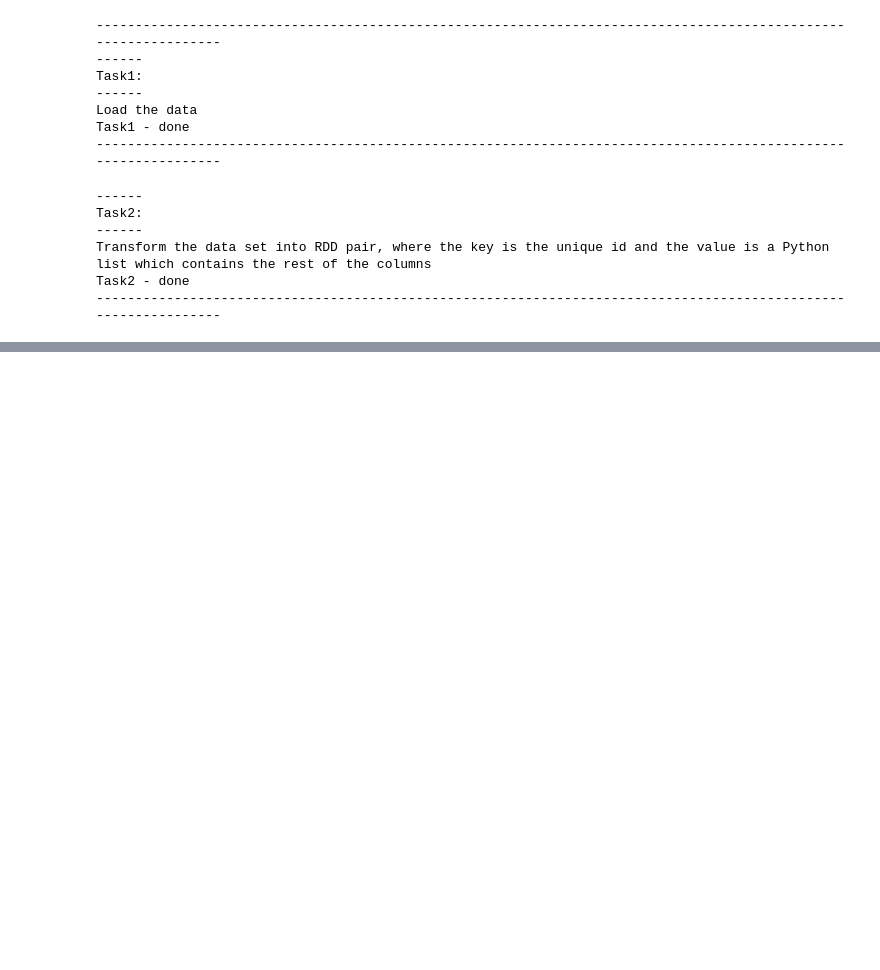
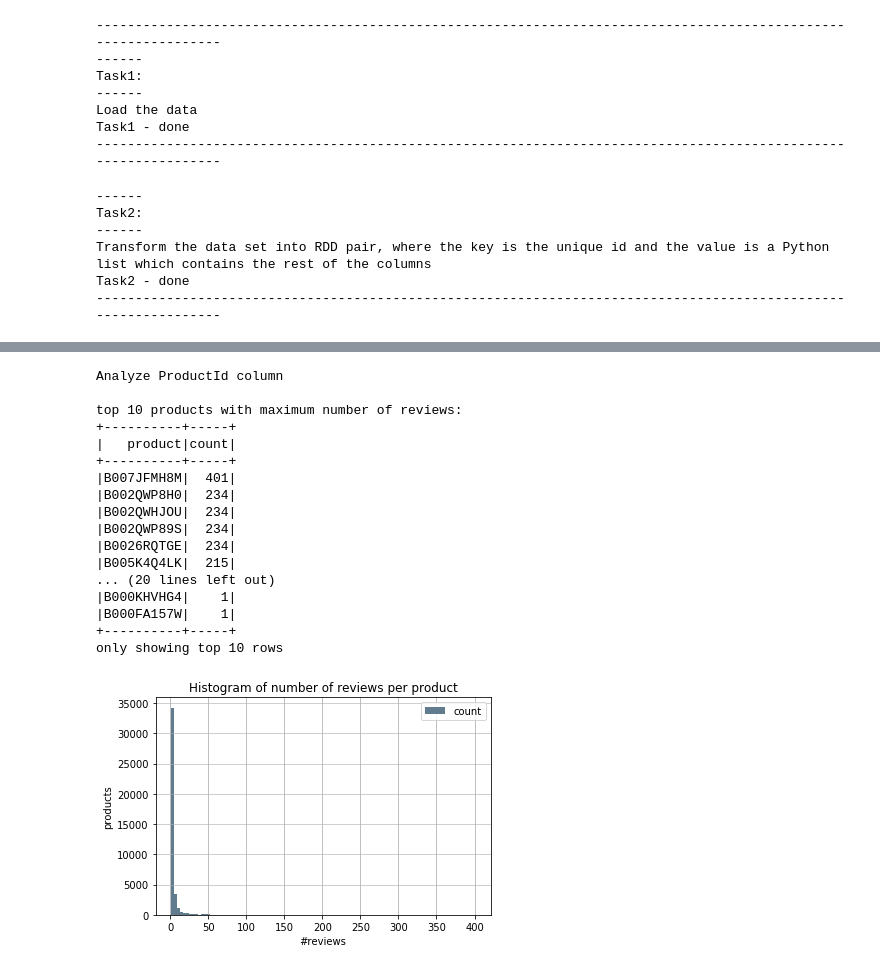
Before and after one commit to zorik9/big-data-analysis-course, a Jupyter notebook: exercises/exe1/exe1.ipynb, the cells around one changed output, grey strips where cells are left out. Drawn from its saved outputs; the diff is of its cells as text; code cells hidden in the pictures; blank space fills up the shorter version.

```diff
--- a/exercises/exe1/exe1.ipynb
+++ b/exercises/exe1/exe1.ipynb
@@ -103,0 +154,21 @@ Task3.b
+# %%
+analyzeContinuousValueColumn(reviews_df, 'ProductId', 'product', 'review')
+# %% [output]
+Analyze ProductId column
+
+top 10 products with maximum number of reviews:
++----------+-----+
+|   product|count|
++----------+-----+
+|B007JFMH8M|  401|
+|B002QWP8H0|  234|
+|B002QWHJOU|  234|
+|B002QWP89S|  234|
+|B0026RQTGE|  234|
+|B005K4Q4LK|  215|
+... (20 lines left out)
+|B000KHVHG4|    1|
+|B000FA157W|    1|
++----------+-----+
+only showing top 10 rows
+[figure, added]
```
Also changed, not shown: parts of 9 cells of this notebook.
